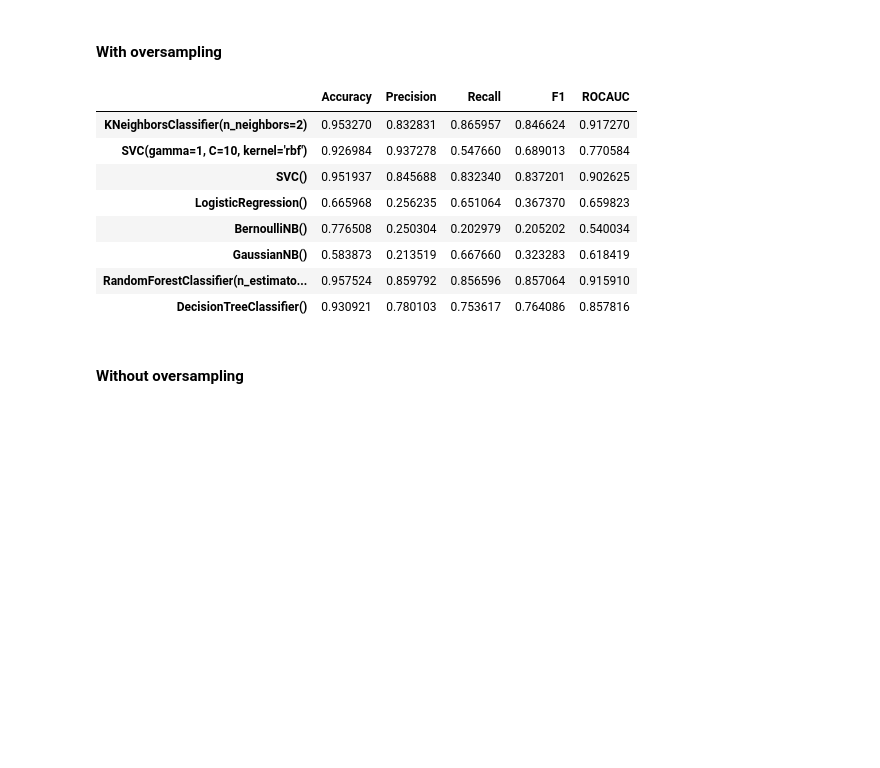
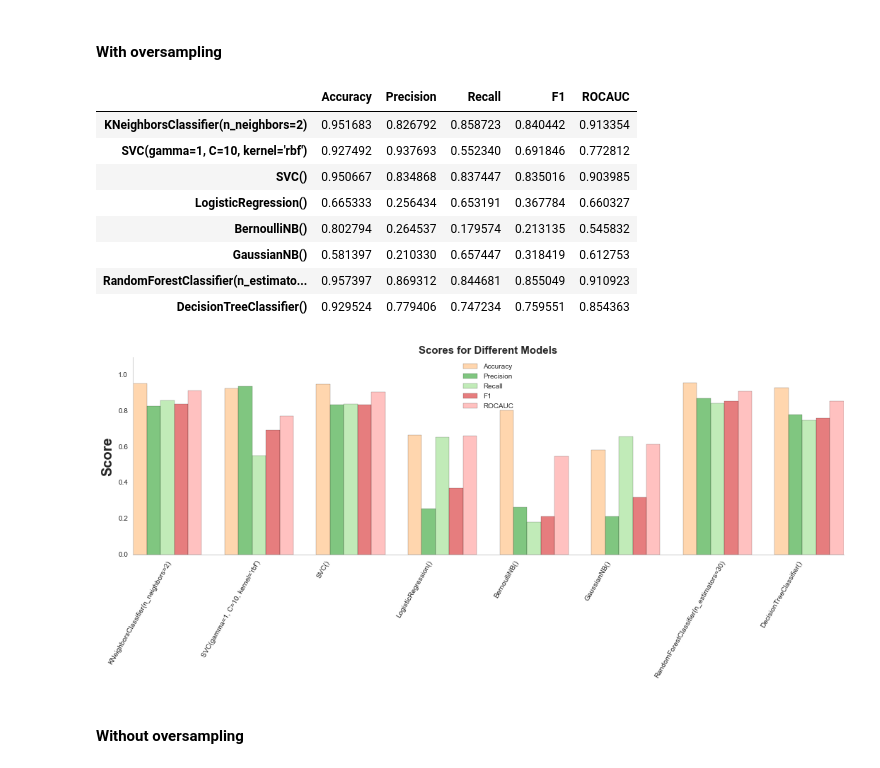
Before and after one commit to emilyhoughkovacs/humanitarian_unrest_classifier, a Jupyter notebook: ken_m/analyze_sql_data_multiyear.ipynb, the cells around one changed output. Saved outputs shown, nothing was run; the diff lists cells and outputs as text; code cells hidden in the pictures; blank space fills up the shorter version.

Commit message:
added graph options

```diff
--- a/ken_m/analyze_sql_data_multiyear.ipynb
+++ b/ken_m/analyze_sql_data_multiyear.ipynb
@@ -484,0 +488,8 @@ def plot_confusion_matrix(cm, title='Confusion matrix', cmap=plt.cm.Blues):
+# %%
+def getpickle(filename):
+
+    try:
+        with open(filename, 'rb') as picklefile:
+            return pickle.load(picklefile)
+    except:
+        return 'There was an error trying to read this file.  Please check the filename or path.'
@@ -840,17 +922,18 @@ y = full_data['zscores']
 # %%
 pol_modeling = getCrossValScoresBySSS(X,y)
 # %%
-pol_modeling.get_multi_models()
+pol_modeling.get_multi_models(make_single_plot=True)
 # %% [output]
 |  | Accuracy | Precision | Recall | F1 | ROCAUC |
-| KNeighborsClassifier(n_neighbors=2) | 0.953270 | 0.832831 | 0.865957 | 0.846624 | 0.917270 |
-| SVC(gamma=1, C=10, kernel='rbf') | 0.926984 | 0.937278 | 0.547660 | 0.689013 | 0.770584 |
-| SVC() | 0.951937 | 0.845688 | 0.832340 | 0.837201 | 0.902625 |
-| LogisticRegression() | 0.665968 | 0.256235 | 0.651064 | 0.367370 | 0.659823 |
-| BernoulliNB() | 0.776508 | 0.250304 | 0.202979 | 0.205202 | 0.540034 |
-| GaussianNB() | 0.583873 | 0.213519 | 0.667660 | 0.323283 | 0.618419 |
-| RandomForestClassifier(n_estimato... | 0.957524 | 0.859792 | 0.856596 | 0.857064 | 0.915910 |
-| DecisionTreeClassifier() | 0.930921 | 0.780103 | 0.753617 | 0.764086 | 0.857816 |
+| KNeighborsClassifier(n_neighbors=2) | 0.951683 | 0.826792 | 0.858723 | 0.840442 | 0.913354 |
+| SVC(gamma=1, C=10, kernel='rbf') | 0.927492 | 0.937693 | 0.552340 | 0.691846 | 0.772812 |
+| SVC() | 0.950667 | 0.834868 | 0.837447 | 0.835016 | 0.903985 |
+| LogisticRegression() | 0.665333 | 0.256434 | 0.653191 | 0.367784 | 0.660327 |
+| BernoulliNB() | 0.802794 | 0.264537 | 0.179574 | 0.213135 | 0.545832 |
+| GaussianNB() | 0.581397 | 0.210330 | 0.657447 | 0.318419 | 0.612753 |
+| RandomForestClassifier(n_estimato... | 0.957397 | 0.869312 | 0.844681 | 0.855049 | 0.910923 |
+| DecisionTreeClassifier() | 0.929524 | 0.779406 | 0.747234 | 0.759551 | 0.854363 |
+[figure, added]
 # %% [markdown]
 #### Without oversampling
 # %%
```
Also changed, not shown: parts of 4 cells of this notebook.
